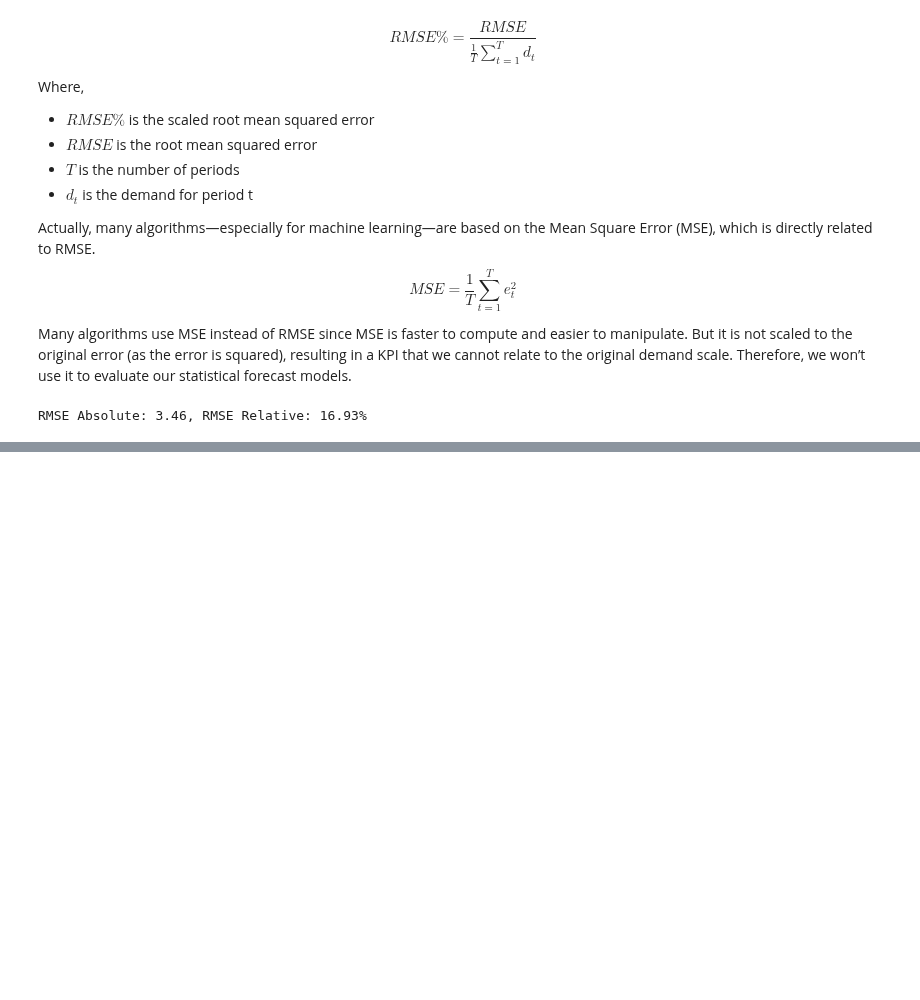
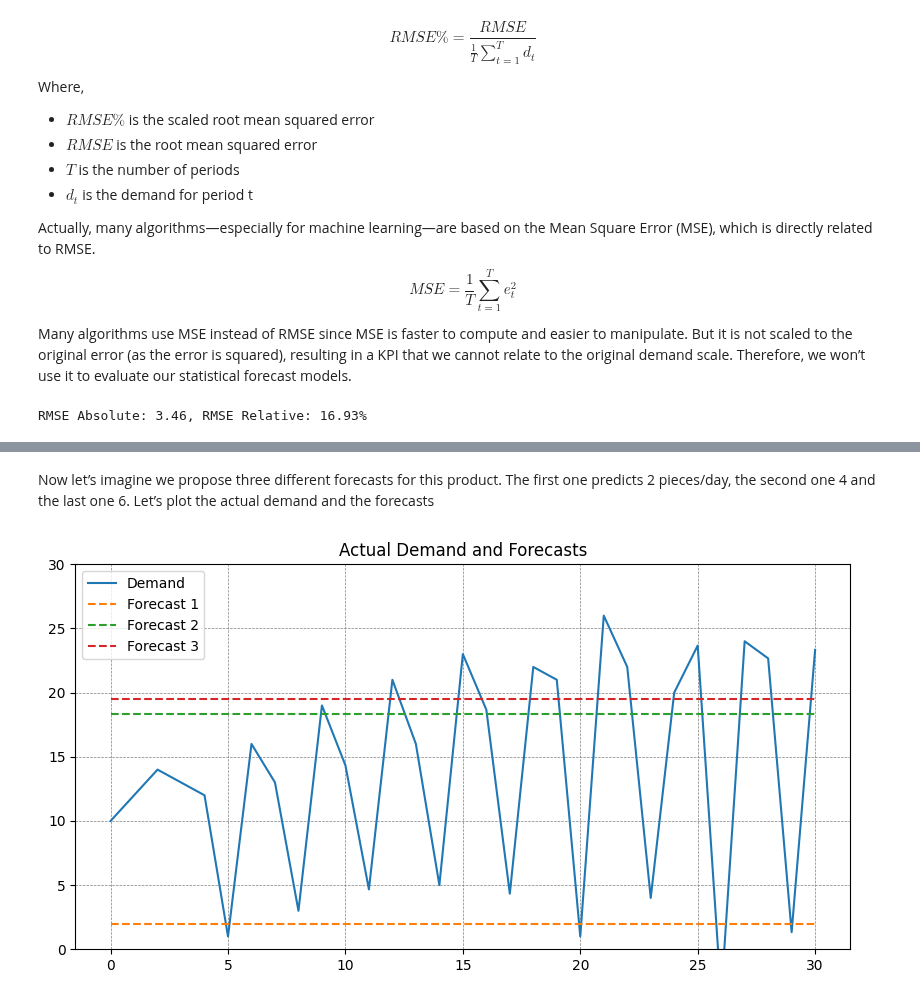
Before and after one commit to jtuchinsky/Datascience-Toolkit, a Jupyter notebook: Statistics/Statistical Forecasting.ipynb, the cells around one changed output, grey strips where cells are left out. Cells and saved outputs as stored; diff of their text form; code cells hidden in the pictures; blank space fills up the shorter version.

Commit message:
Adding Forecast Accuracy Section

```diff
--- a/Statistics/Statistical Forecasting.ipynb
+++ b/Statistics/Statistical Forecasting.ipynb
@@ -218,0 +270,19 @@ Compared to __MAE__, __RMSE__ does not treat each error the same. It gives more
+# %% [markdown]
+Now let’s imagine we propose three different forecasts for this product. The first one predicts 2 pieces/day, the second one 4 and the last one 6. Let’s plot the actual demand and the forecasts
+# %%
+# Transform the DataFrame using stack() method
+df_stacked = df.stack().reset_index(drop=True).to_frame(name='Demand')
+df_stacked['Forecast 1'] = 2
+df_stacked['Forecast 2'] = df.Demand.mean()
+df_stacked['Forecast 3'] = df.Demand.median()
+
+# display(df_stacked)
+
+ax = df_stacked[['Demand', 'Forecast 1', 'Forecast 2', 'Forecast 3']].plot(figsize = (10, 5), title = 'Actual Demand and Forecasts', ylim = (0,30), style = ['-', '--', '--', '--'])
+
+# Add a customized grid
+ax.grid(True, which='both', axis='both', color='gray', linestyle='--', linewidth=0.5)
+
+plt.show()
+# %% [output]
+[figure, added]
```
Also changed, not shown: parts of 8 cells of this notebook.
